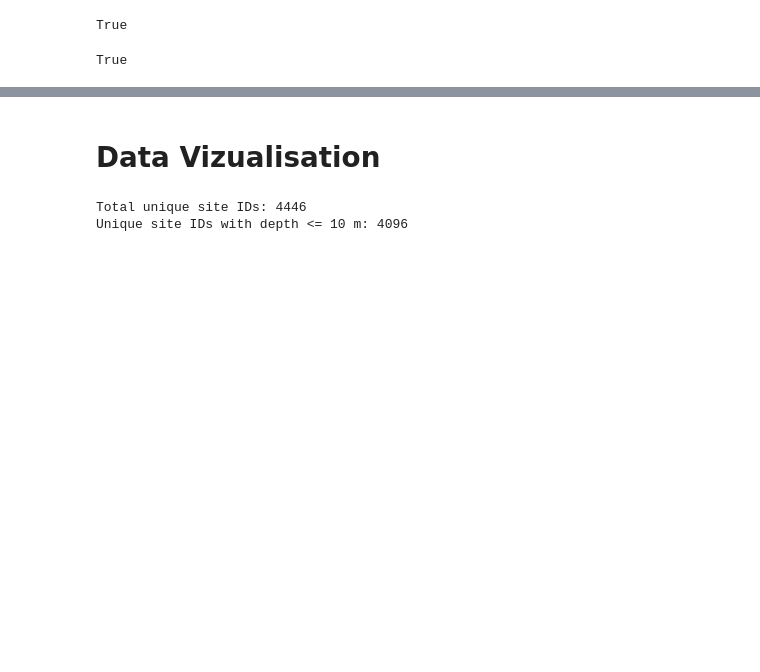
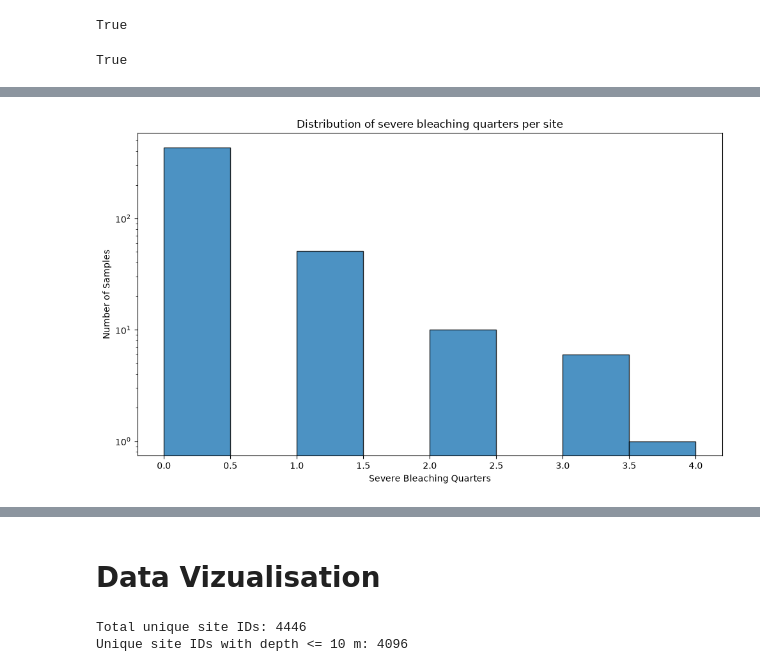
Before and after one commit to Leon1799/Research-Practice, a Jupyter notebook: Scripts/Labels/siteselection and data viz.ipynb, the cells around one changed output, grey strips where cells are left out. Cells and saved outputs as stored; diff of their text form; code cells hidden in the pictures; blank space fills up the shorter version.

```diff
--- a/Scripts/Labels/siteselection and data viz.ipynb
+++ b/Scripts/Labels/siteselection and data viz.ipynb
@@ -189,0 +254,18 @@ True
+# %%
+ax = split_sites["n_severe_bleaching"].plot(
+    kind="hist",
+    bins=8,                # 8 quarters max (in all pacific dataset)
+    figsize=(10, 6),
+    edgecolor="black",
+    alpha=0.8
+)
+
+plt.yscale("log")
+ax.set_title("Distribution of severe bleaching quarters per site")
+ax.set_xlabel("Severe Bleaching Quarters")
+ax.set_ylabel("Number of Samples")
+
+plt.tight_layout()
+plt.show()
+# %% [output]
+[figure, added]
```
Also changed, not shown: parts of 25 cells of this notebook, 7 other files.
